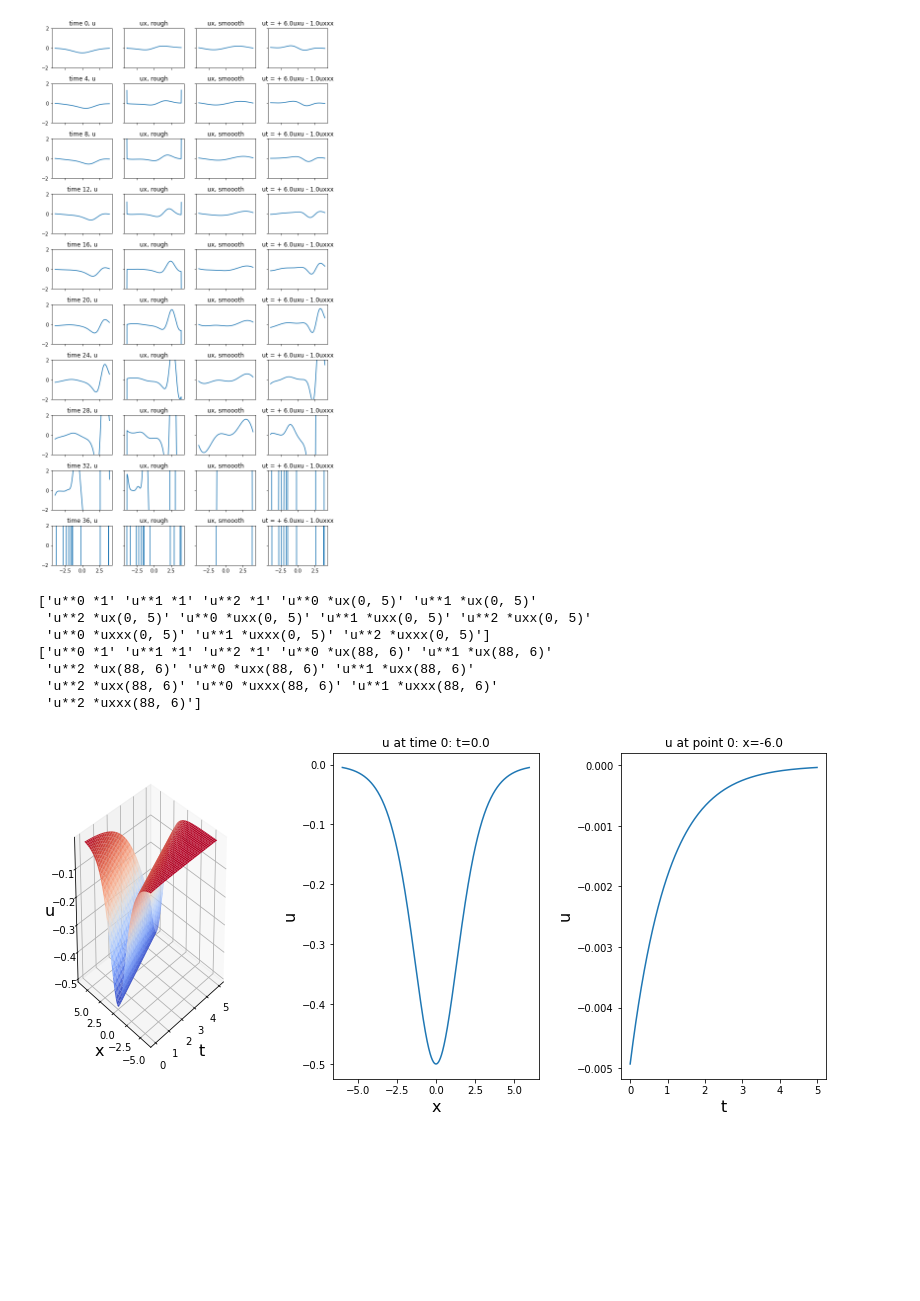
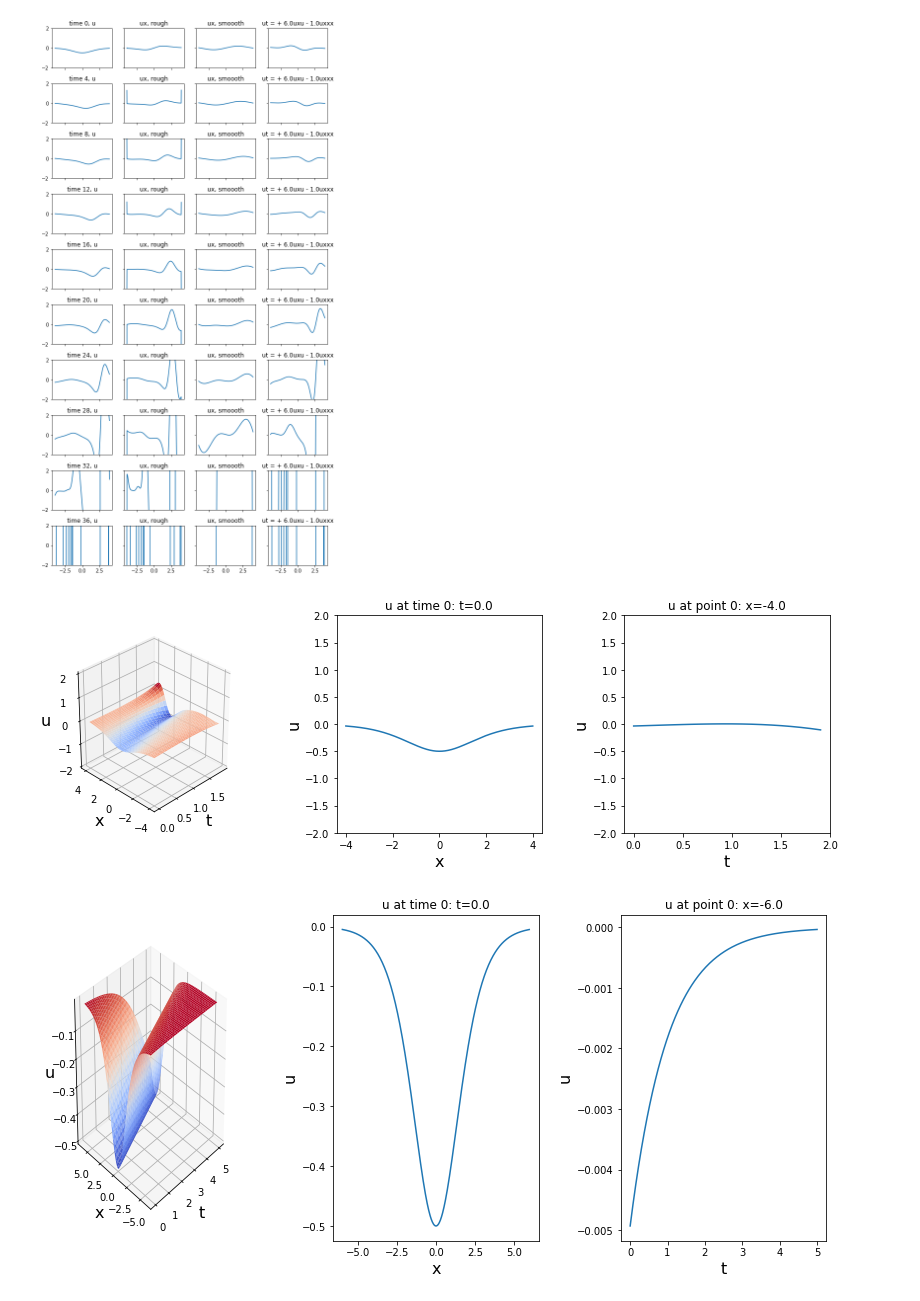
Before and after one commit to ZacharyVernec/PDE-FIND, a Jupyter notebook: PDE_FIND.ipynb, the cells around one changed output. Saved outputs shown, nothing was run; the diff lists cells and outputs as text; code cells hidden in the pictures; blank space fills up the shorter version.

Commit message:
Added 3d simulation picture

```diff
--- a/PDE_FIND.ipynb
+++ b/PDE_FIND.ipynb
@@ -310,6 +311,43 @@ plt.savefig("simulation_rough_smooth_tderiv")
 plt.show()
 # %% [output]
 [figure]
+# %%
+xarr = np.linspace(pde.xrange[0], pde.xrange[1], pde.xpoints, endpoint=False)
+tarr = np.linspace(pde.trange[0], pde.trange[1], pde.tpoints, endpoint=True)[:20]
+tt, xx = np.meshgrid(tarr, xarr)
+
+fig = plt.figure(figsize=(14,4))
+ax0 = fig.add_subplot(131, projection='3d')
+
+ax0.plot_surface(tt, xx, pde.u[:20,:].T, cmap=cm.coolwarm)
+ax0.set_xlabel('t', fontsize=16)
+ax0.set_ylabel('x', fontsize=16)
+ax0.set_zlabel('u', fontsize=16)
+ax0.view_init(30, -135)
+ax0.dist = 11
+
+t = 0
+ax1 = fig.add_subplot(132, sharey=ax2)
+ax1.plot(xarr, pde.u[t, :])
+ax1.set_title("u at time "+str(t)+": t="+str(tarr[t]))
+ax1.set_xlabel('x', fontsize=16)
+ax1.set_ylabel('u', fontsize=16)
+
+p = 0
+ax2 = fig.add_subplot(133, sharey=ax1)
+ax2.plot(tarr, pde.u[:20, p])
+ax2.set_title("u at point "+str(p)+": x="+str(xarr[p]))
+ax2.set_xlabel('t', fontsize=16)
+ax2.set_ylabel('u', fontsize=16)
+
+ax2.set_ylim(-2, 2)
+ax0.set_zlim(-2, 2)
+
+plt.subplots_adjust(wspace=0.4)
+plt.savefig("simulation_slices")
+plt.show()
+# %% [output]
+[figure, added]
 # %%
 class PDE_FIND:
     def __init__(self, max_order, max_degree, twidth):
@@ -492,21 +530,6 @@ class PDE_FIND:
                 dtol = 2*dtol / (tol_iters - i) #why?
                 tol += dtol
         return xi_best
-# %%
-#checking that theta has its values in the proper order
-finder = PDE_FIND(max_order=3, max_degree=2, twidth=5)
-fullgrid, str_fullgrid = finder.get_x_derivs_fullgrid(analytic_pde.u, analytic_pde.xrange, verbose=True)
-theta, str_theta = finder.build_theta(analytic_pde.u, analytic_pde.xrange, verbose=True)
-print(str_theta[0, :])
-print(str_theta[600, :])
-# %% [output]
-['u**0 *1' 'u**1 *1' 'u**2 *1' 'u**0 *ux(0, 5)' 'u**1 *ux(0, 5)'
- 'u**2 *ux(0, 5)' 'u**0 *uxx(0, 5)' 'u**1 *uxx(0, 5)' 'u**2 *uxx(0, 5)'
- 'u**0 *uxxx(0, 5)' 'u**1 *uxxx(0, 5)' 'u**2 *uxxx(0, 5)']
-['u**0 *1' 'u**1 *1' 'u**2 *1' 'u**0 *ux(88, 6)' 'u**1 *ux(88, 6)'
- 'u**2 *ux(88, 6)' 'u**0 *uxx(88, 6)' 'u**1 *uxx(88, 6)'
- 'u**2 *uxx(88, 6)' 'u**0 *uxxx(88, 6)' 'u**1 *uxxx(88, 6)'
- 'u**2 *uxxx(88, 6)']
 # %%
 #Soliton
 xi = np.zeros((4, 2))
```
Also changed, not shown: parts of 2 cells of this notebook, 1 other file.
